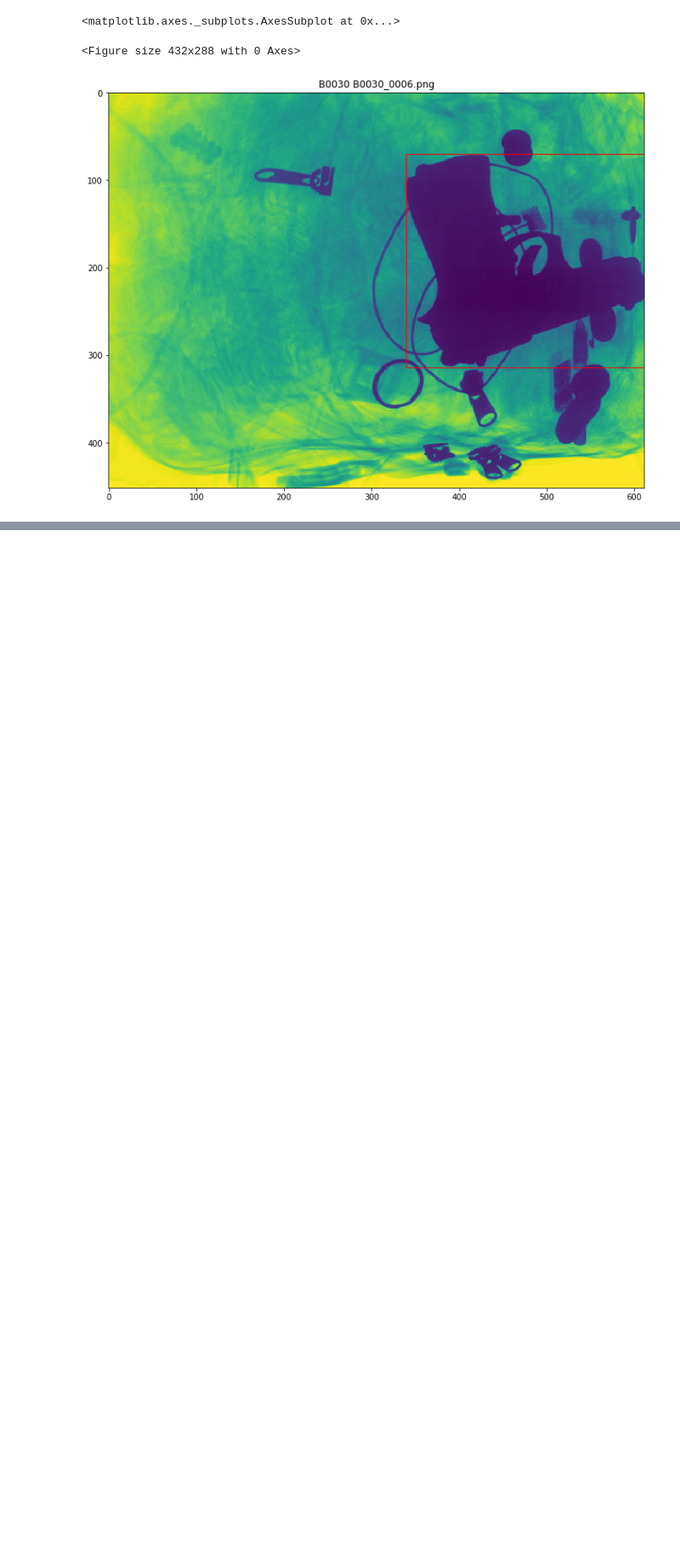
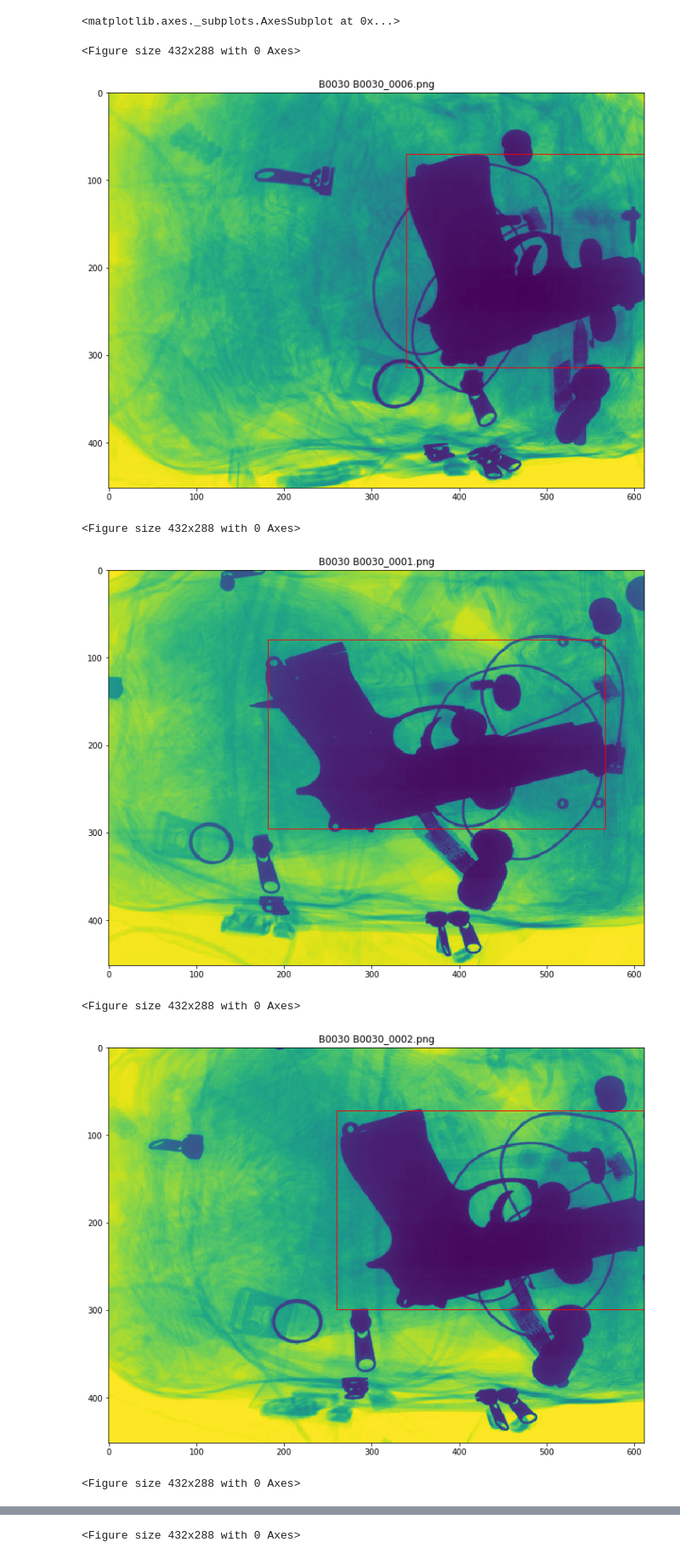
Before and after one commit to subrockmann/WCAT, a Jupyter notebook: Read MATLAB files.ipynb, the cells around one changed output, grey strips where cells are left out. Shown at 85% size. Cells and saved outputs as stored; diff of their text form; code cells hidden in the pictures; blank space fills up the shorter version.

```diff
--- a/Read MATLAB files.ipynb
+++ b/Read MATLAB files.ipynb
@@ -101,3 +104,12 @@ show_img_with_bounding_box(5)
 <matplotlib.axes._subplots.AxesSubplot at 0x...>
 <Figure size 432x288 with 0 Axes>
 [figure]
+# %%
+for img in range(len( filelist)):
+    show_img_with_bounding_box(img)
+# %% [output]
+<Figure size 432x288 with 0 Axes>
+[figure, added]
+<Figure size 432x288 with 0 Axes>
+[figure, added]
+<Figure size 432x288 with 0 Axes>
@@ -103,0 +117 @@ show_img_with_bounding_box(5)
+<Figure size 432x288 with 0 Axes>
```
Also changed, not shown: parts of 6 cells of this notebook.
